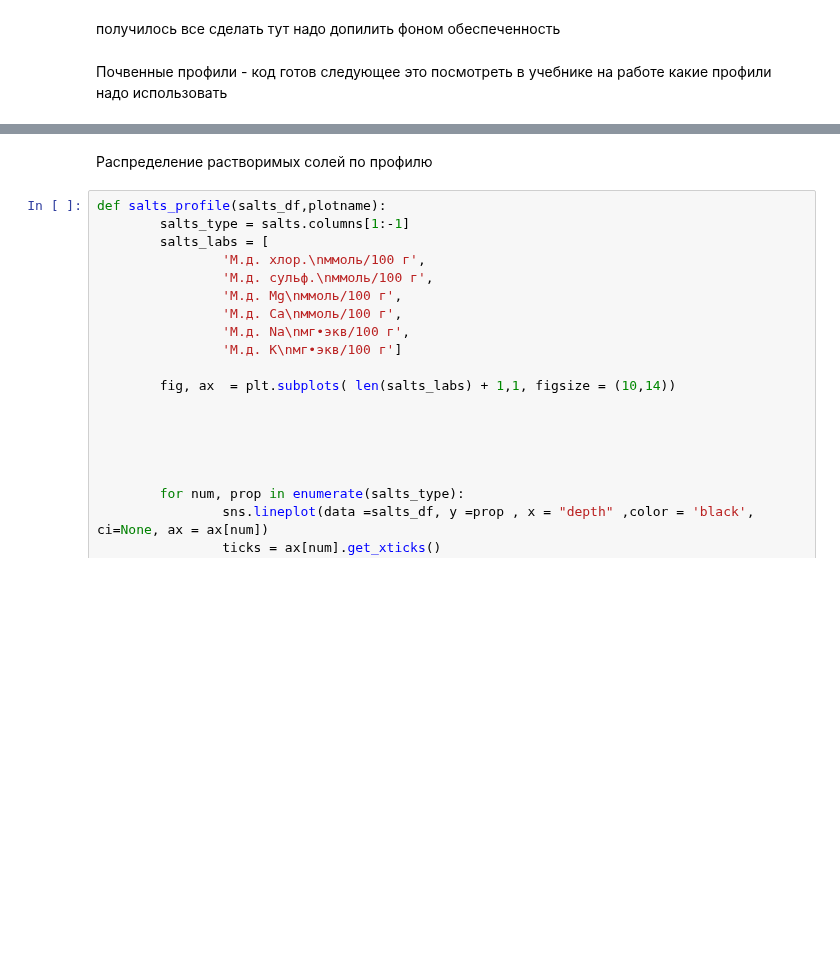
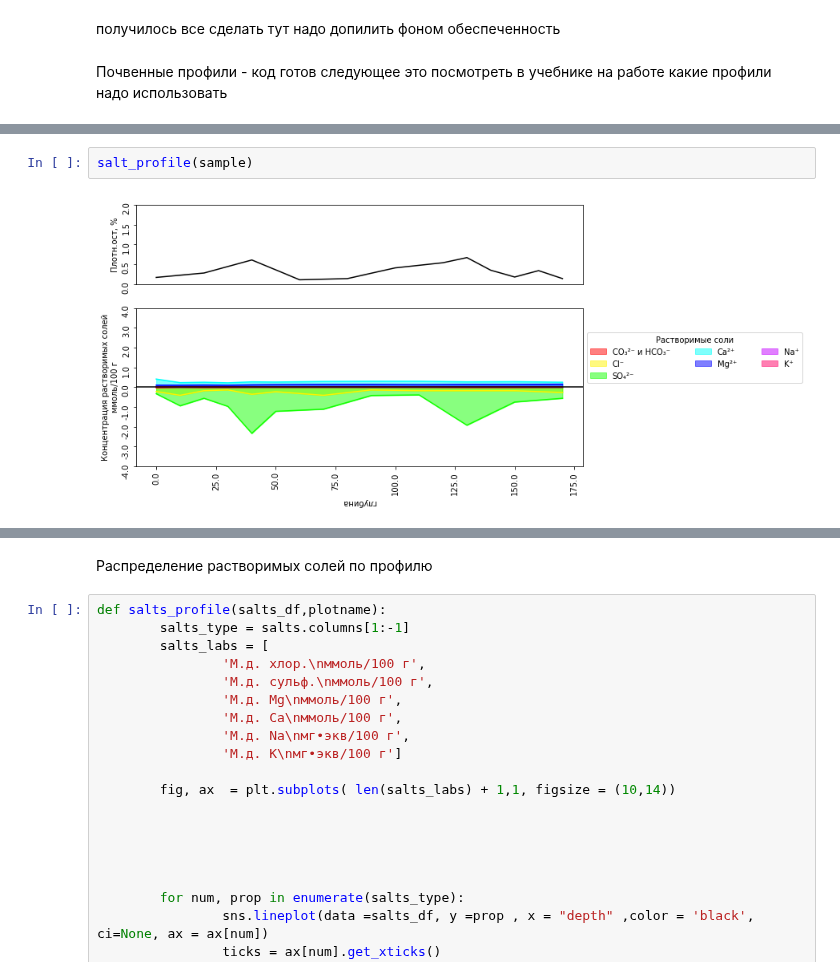
Before and after one commit to hukitoc94/total_archangelskiy, a Jupyter notebook: field_scale/field_data/field_data_analis.ipynb, the cells around one changed output, grey strips where cells are left out. Saved outputs shown, nothing was run; the diff lists cells and outputs as text; blank space fills up the shorter version.

```diff
--- a/field_scale/field_data/field_data_analis.ipynb
+++ b/field_scale/field_data/field_data_analis.ipynb
@@ -248,0 +357,4 @@ profile_plot(sample,agrochem_features,agrochem_features_labs, horizonts,depth, c
+# %%
+salt_profile(sample)
+# %% [output]
+[figure, added]
```
Also changed, not shown: parts of 19 cells of this notebook.
